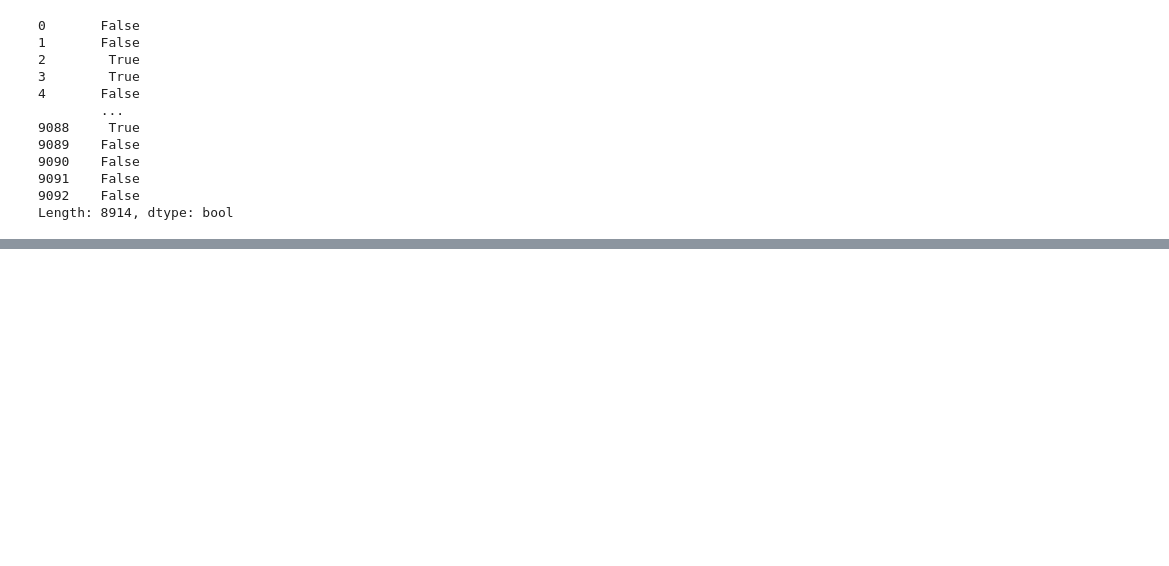
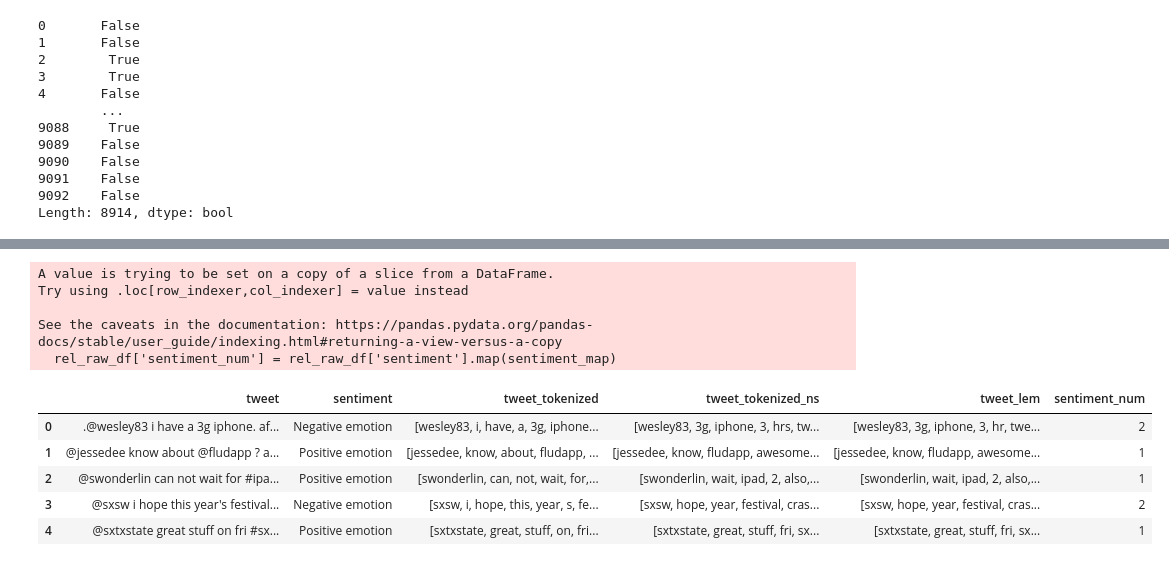
Before and after one commit to AndrewReusche/NLP_Sentiment_Analysis, a Jupyter notebook: data_exploratory_1.ipynb, the cells around one changed output, grey strips where cells are left out. Saved outputs shown, nothing was run; the diff lists cells and outputs as text; code cells hidden in the pictures; blank space fills up the shorter version.

```diff
--- a/data_exploratory_1.ipynb
+++ b/data_exploratory_1.ipynb
@@ -555,0 +602,21 @@ Length: 8914, dtype: bool
+# %%
+#make a new df column that associates sentiment with a number
+sentiment_map = {'No emotion toward brand or product': 0,
+    'Positive emotion': 1,
+    'Negative emotion': 2}
+
+rel_raw_df['sentiment_num'] = rel_raw_df['sentiment'].map(sentiment_map)
+
+rel_raw_df.head()
+# %% [output]
+A value is trying to be set on a copy of a slice from a DataFrame.
+Try using .loc[row_indexer,col_indexer] = value instead
+
+See the caveats in the documentation: https://pandas.pydata.org/pandas-docs/stable/user_guide/indexing.html#returning-a-view-versus-a-copy
+  rel_raw_df['sentiment_num'] = rel_raw_df['sentiment'].map(sentiment_map)
+|  | tweet | sentiment | tweet_tokenized | tweet_tokenized_ns | tweet_lem | sentiment_num |
+| 0 | .@wesley83 i have a 3g iphone. af... | Negative emotion | [wesley83, i, have, a, 3g, iphone... | [wesley83, 3g, iphone, 3, hrs, tw... | [wesley83, 3g, iphone, 3, hr, twe... | 2 |
+| 1 | @jessedee know about @fludapp ? a... | Positive emotion | [jessedee, know, about, fludapp, ... | [jessedee, know, fludapp, awesome... | [jessedee, know, fludapp, awesome... | 1 |
+| 2 | @swonderlin can not wait for #ipa... | Positive emotion | [swonderlin, can, not, wait, for,... | [swonderlin, wait, ipad, 2, also,... | [swonderlin, wait, ipad, 2, also,... | 1 |
+| 3 | @sxsw i hope this year's festival... | Negative emotion | [sxsw, i, hope, this, year, s, fe... | [sxsw, hope, year, festival, cras... | [sxsw, hope, year, festival, cras... | 2 |
+| 4 | @sxtxstate great stuff on fri #sx... | Positive emotion | [sxtxstate, great, stuff, on, fri... | [sxtxstate, great, stuff, fri, sx... | [sxtxstate, great, stuff, fri, sx... | 1 |
```
Also changed, not shown: parts of 22 cells of this notebook.
